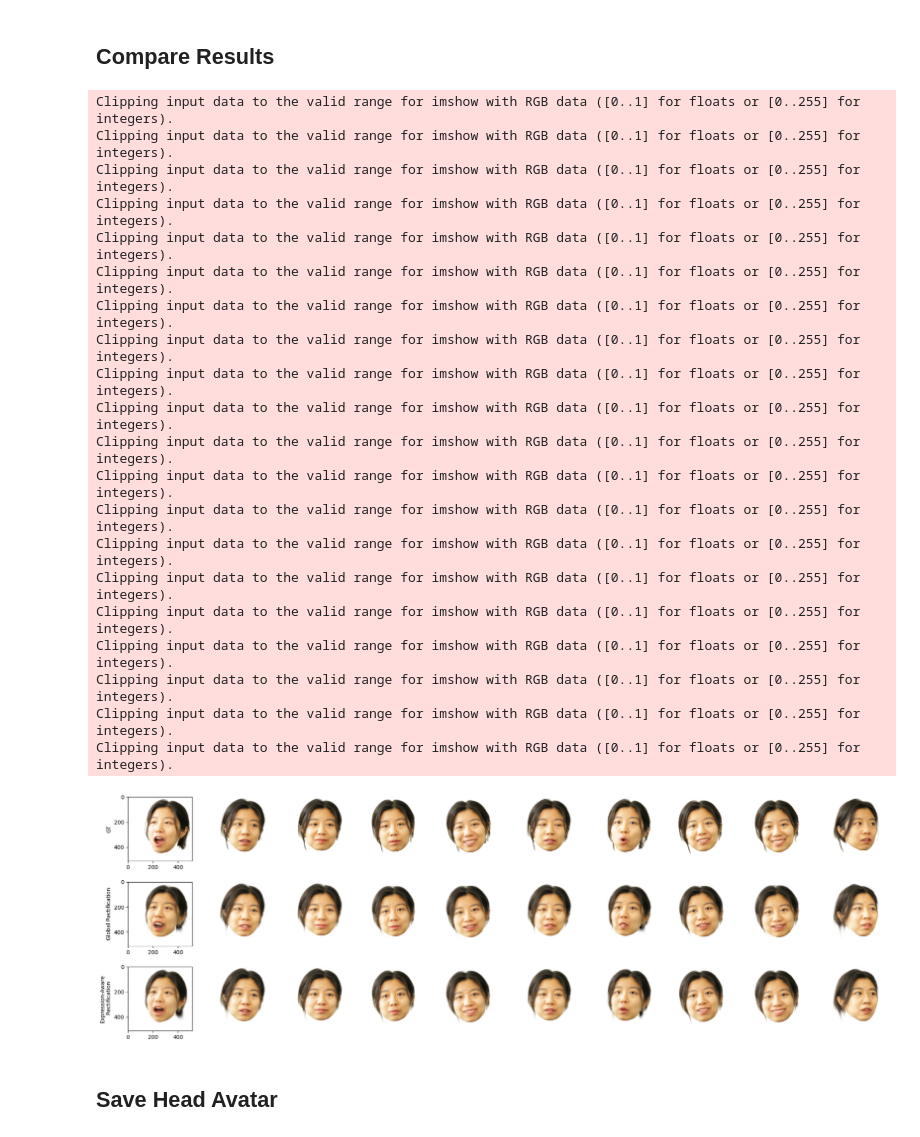
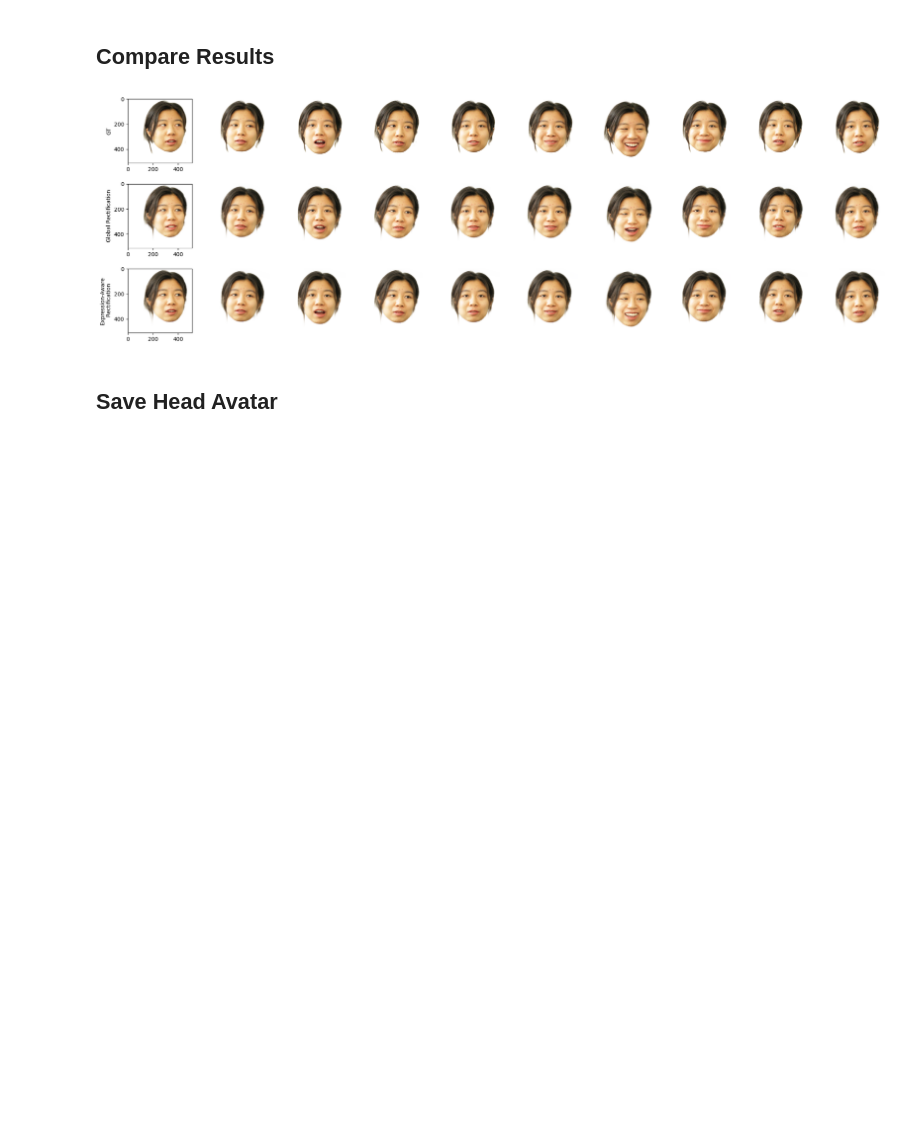
Before and after one commit to PeizhiYan/gaussian-dejavu, a Jupyter notebook: examples/Personalize-Avatar.ipynb, the cells around one changed output. Drawn from its saved outputs; the diff is of its cells as text; code cells hidden in the pictures; blank space fills up the shorter version.

```diff
--- a/examples/Personalize-Avatar.ipynb
+++ b/examples/Personalize-Avatar.ipynb
@@ -45,8 +45,8 @@ Gaussian DejaVu Framework Created.
 # Please first follow the flame-head-tracker to reconstruct the FLAME parameters
 # https://github.com/PeizhiYan/flame-head-tracker
 
-dataset_path = '/mnt/data4_hdd/peizhi/Datasets/avatar-datasets-processed/IMAvatar_tracker_3.3/subject1'
-# dataset_path = '/mnt/data4_hdd/peizhi/Datasets/avatar-datasets-processed/IMAvatar_tracker_3.3/subject2'
+dataset_path = '/mnt/data4_hdd/peizhi/Datasets/avatar-datasets-processed/IMAvatar_tracker_3.4/subject1'
+# dataset_path = '/mnt/data4_hdd/peizhi/Datasets/avatar-datasets-processed/IMAvatar_tracker_3.4/subject2'
 personal_dataloader = PersonalDataLoader(dataset_path=dataset_path, device=device, shuffle=True)
 
 batch_data = personal_dataloader.next_random_batch(batch_size=3)
@@ -100,51 +100,31 @@ Loading model from: /home/peizhi/miniconda3/envs/dejavu/lib/python3.10/site-pack
 # %%
 
 plt.figure(figsize=(25,8))
 
 num_examples = 10
 for i in range(num_examples):
     batch_data_test = personal_dataloader.next_random_batch(vid=None, batch_size=1)
 
     # Ground-Truth Frames (First Row)
     plt.subplot(3,num_examples,i+1)
     plt.imshow(batch_data_test['img_masked'][0].detach().cpu()); plt.axis('off')
     if i == 0: plt.ylabel('GT'); plt.axis('on')
 
     # Reconstructed, w/ Global Rectification (Second Row)
     plt.subplot(3,num_examples,num_examples+i+1)
     batch_rendered_global = dejavu._render_with_global_offsets_(batch_data_test, dejavu.global_uv_delta)
-    plt.imshow(batch_rendered_global[0].detach().cpu().permute(1,2,0)); plt.axis('off')
+    plt.imshow(np.clip(batch_rendered_global[0].detach().cpu().permute(1,2,0),0,1.0)); plt.axis('off')
     if i == 0: plt.ylabel('Global Rectification'); plt.axis('on')
 
     # Reconstructed, w/ Expression-Aware Rectification (Third Row)
     plt.subplot(3,num_examples,2*num_examples+i+1)
     batch_rendered_blend, _ = dejavu._render_with_blendmaps_(batch_data_test, dejavu.uv_delta_blendmaps)
-    plt.imshow(batch_rendered_blend[0].detach().cpu().permute(1,2,0)); plt.axis('off')
+    plt.imshow(np.clip(batch_rendered_blend[0].detach().cpu().permute(1,2,0),0,1.0)); plt.axis('off')
     if i == 0: plt.ylabel('Expression-Aware\n Rectification'); plt.axis('on')
 
 plt.show()
 # %% [output]
-Clipping input data to the valid range for imshow with RGB data ([0..1] for floats or [0..255] for integers).
-Clipping input data to the valid range for imshow with RGB data ([0..1] for floats or [0..255] for integers).
-Clipping input data to the valid range for imshow with RGB data ([0..1] for floats or [0..255] for integers).
-Clipping input data to the valid range for imshow with RGB data ([0..1] for floats or [0..255] for integers).
-Clipping input data to the valid range for imshow with RGB data ([0..1] for floats or [0..255] for integers).
-Clipping input data to the valid range for imshow with RGB data ([0..1] for floats or [0..255] for integers).
-Clipping input data to the valid range for imshow with RGB data ([0..1] for floats or [0..255] for integers).
-Clipping input data to the valid range for imshow with RGB data ([0..1] for floats or [0..255] for integers).
-Clipping input data to the valid range for imshow with RGB data ([0..1] for floats or [0..255] for integers).
-Clipping input data to the valid range for imshow with RGB data ([0..1] for floats or [0..255] for integers).
-Clipping input data to the valid range for imshow with RGB data ([0..1] for floats or [0..255] for integers).
-Clipping input data to the valid range for imshow with RGB data ([0..1] for floats or [0..255] for integers).
-Clipping input data to the valid range for imshow with RGB data ([0..1] for floats or [0..255] for integers).
-Clipping input data to the valid range for imshow with RGB data ([0..1] for floats or [0..255] for integers).
-Clipping input data to the valid range for imshow with RGB data ([0..1] for floats or [0..255] for integers).
-Clipping input data to the valid range for imshow with RGB data ([0..1] for floats or [0..255] for integers).
-Clipping input data to the valid range for imshow with RGB data ([0..1] for floats or [0..255] for integers).
-Clipping input data to the valid range for imshow with RGB data ([0..1] for floats or [0..255] for integers).
-Clipping input data to the valid range for imshow with RGB data ([0..1] for floats or [0..255] for integers).
-Clipping input data to the valid range for imshow with RGB data ([0..1] for floats or [0..255] for integers).
-[figure, old version]
+[figure, new version]
 # %% [markdown]
 ## Save Head Avatar
 # %%
```
Also changed, not shown: parts of 4 cells of this notebook, 13 other files.
